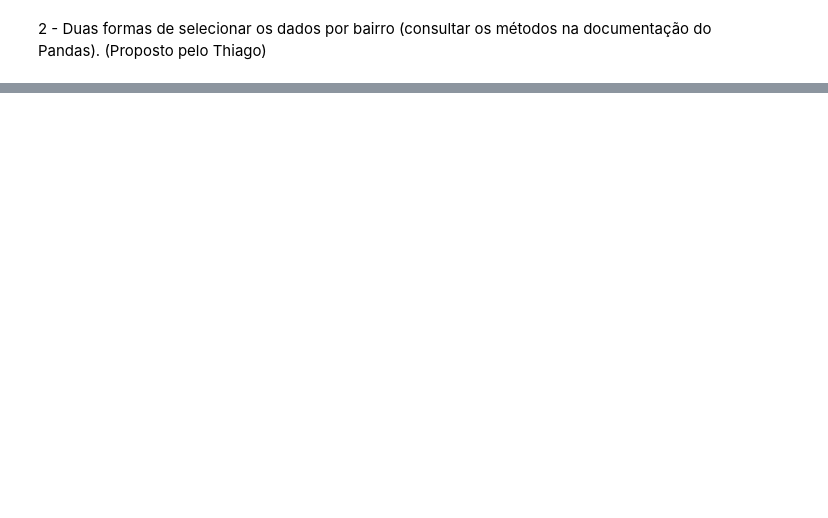
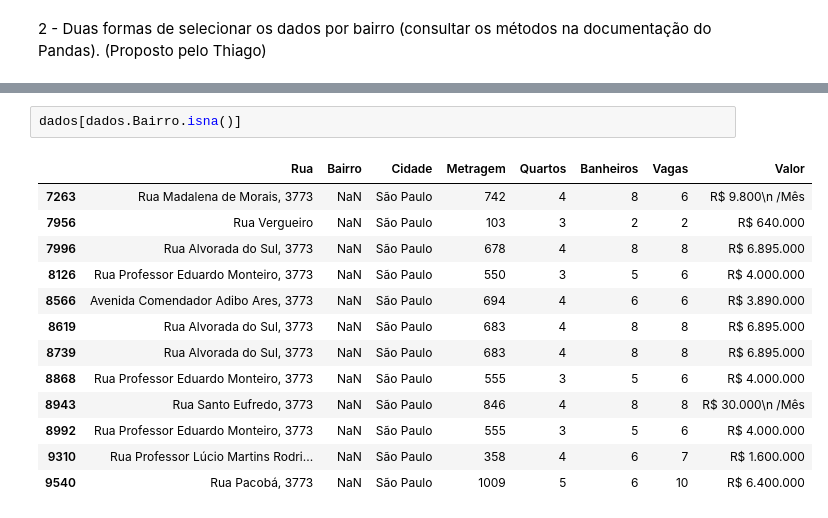
Before and after one commit to DavidEsly/imersao_dados_04_desafios, a Jupyter notebook: Imersao_dados_4_base_sao_paulo.ipynb, the cells around one changed output, grey strips where cells are left out. Drawn from its saved outputs; the diff is of its cells as text; blank space fills up the shorter version.

```diff
--- a/Imersao_dados_4_base_sao_paulo.ipynb
+++ b/Imersao_dados_4_base_sao_paulo.ipynb
@@ -22,0 +178,16 @@ for bar in lista_bairros:
+# %%
+dados[dados.Bairro.isna()]
+# %% [output]
+|  | Rua | Bairro | Cidade | Metragem | Quartos | Banheiros | Vagas | Valor |
+| 7263 | Rua Madalena de Morais, 3773 | NaN | São Paulo | 742 | 4 | 8 | 6 | R$ 9.800\n /Mês |
+| 7956 | Rua Vergueiro | NaN | São Paulo | 103 | 3 | 2 | 2 | R$ 640.000 |
+| 7996 | Rua Alvorada do Sul, 3773 | NaN | São Paulo | 678 | 4 | 8 | 8 | R$ 6.895.000 |
+| 8126 | Rua Professor Eduardo Monteiro, 3773 | NaN | São Paulo | 550 | 3 | 5 | 6 | R$ 4.000.000 |
+| 8566 | Avenida Comendador Adibo Ares, 3773 | NaN | São Paulo | 694 | 4 | 6 | 6 | R$ 3.890.000 |
+| 8619 | Rua Alvorada do Sul, 3773 | NaN | São Paulo | 683 | 4 | 8 | 8 | R$ 6.895.000 |
+| 8739 | Rua Alvorada do Sul, 3773 | NaN | São Paulo | 683 | 4 | 8 | 8 | R$ 6.895.000 |
+| 8868 | Rua Professor Eduardo Monteiro, 3773 | NaN | São Paulo | 555 | 3 | 5 | 6 | R$ 4.000.000 |
+| 8943 | Rua Santo Eufredo, 3773 | NaN | São Paulo | 846 | 4 | 8 | 8 | R$ 30.000\n /Mês |
+| 8992 | Rua Professor Eduardo Monteiro, 3773 | NaN | São Paulo | 555 | 3 | 5 | 6 | R$ 4.000.000 |
+| 9310 | Rua Professor Lúcio Martins Rodri... | NaN | São Paulo | 358 | 4 | 6 | 7 | R$ 1.600.000 |
+| 9540 | Rua Pacobá, 3773 | NaN | São Paulo | 1009 | 5 | 6 | 10 | R$ 6.400.000 |
```
Also changed, not shown: parts of 14 cells of this notebook.
